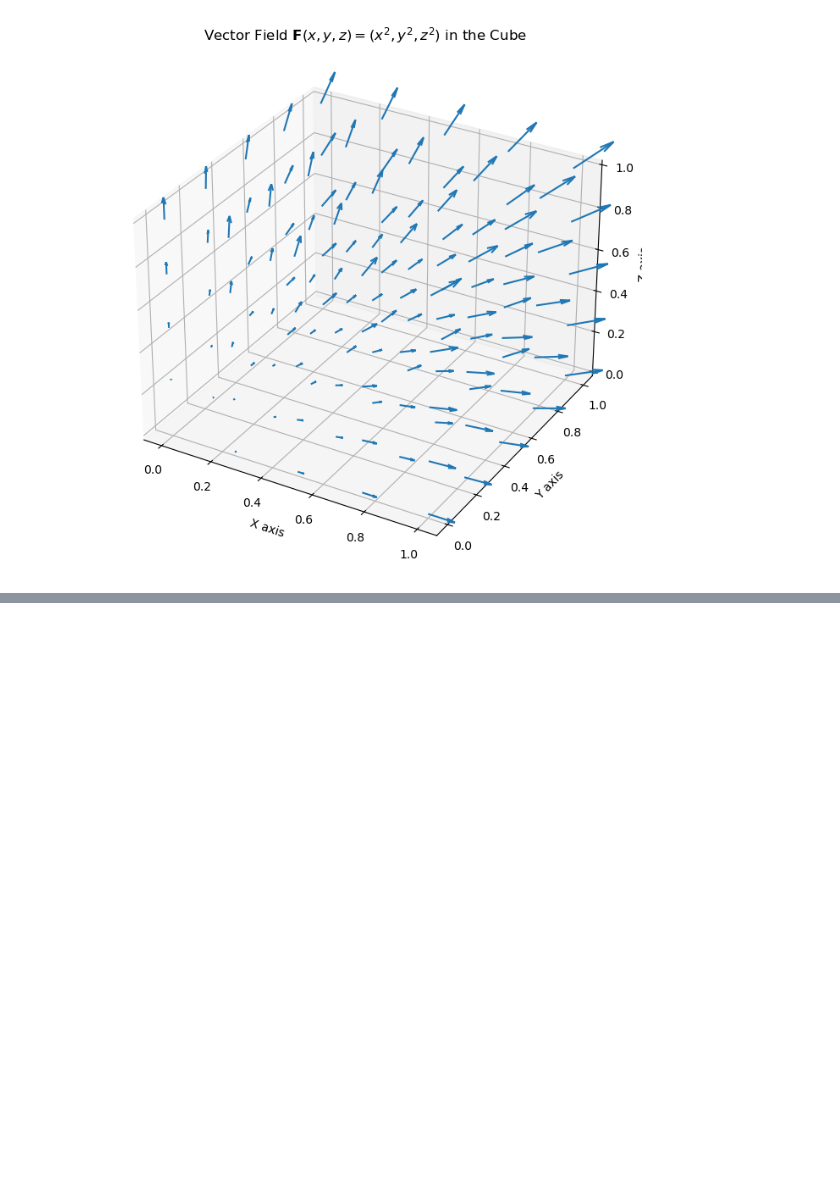
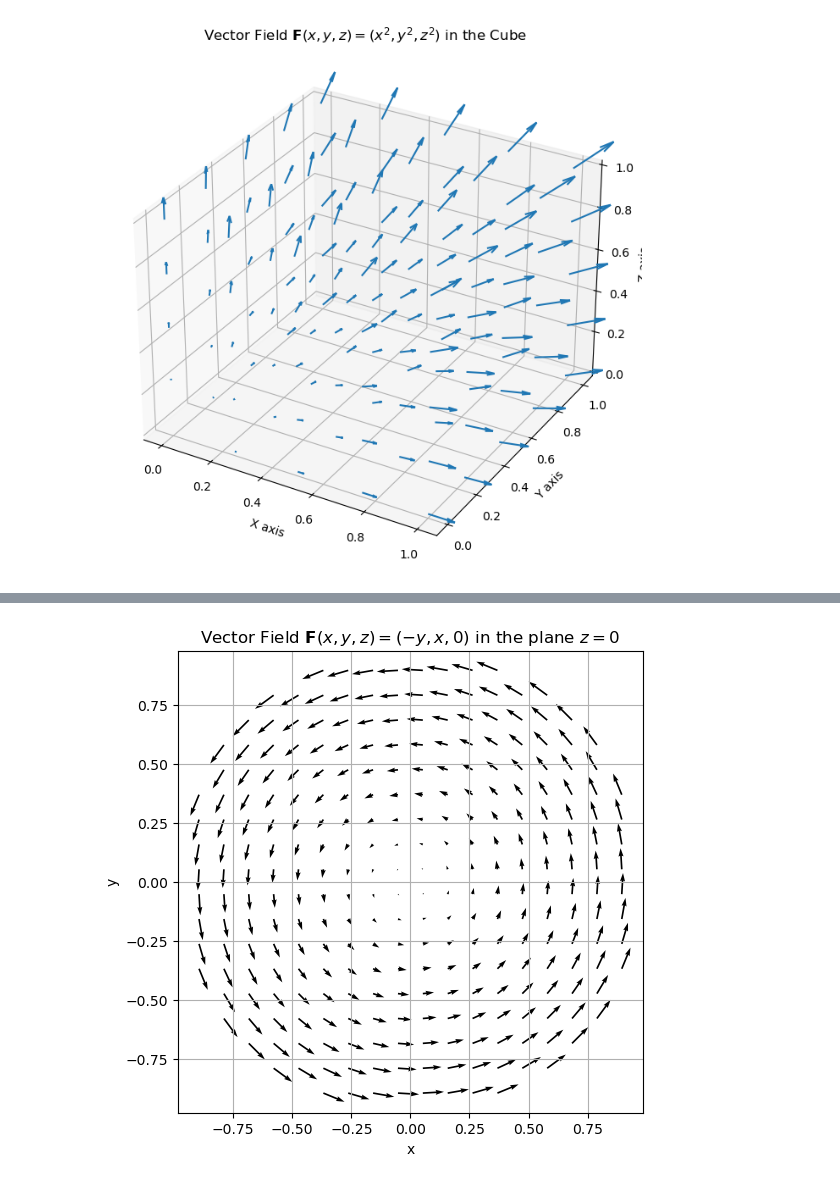
Before and after one commit to carlosdhoyos/fluid_mechanics, a Jupyter notebook: _build/jupyter_execute/_sources/prerequisites.ipynb, the cells around one changed output, grey strips where cells are left out. Drawn from its saved outputs; the diff is of its cells as text; code cells hidden in the pictures; blank space fills up the shorter version.

```diff
--- a/_build/jupyter_execute/_sources/prerequisites.ipynb
+++ b/_build/jupyter_execute/_sources/prerequisites.ipynb
@@ -1265,0 +1252,29 @@ $$
+# %%
+import numpy as np
+import matplotlib.pyplot as plt
+
+# Define the grid for the disk x^2 + y^2 <= 1
+x_vals = np.linspace(-1, 1, 20)
+y_vals = np.linspace(-1, 1, 20)
+X, Y = np.meshgrid(x_vals, y_vals)
+
+# Mask the points that lie outside the disk (x^2 + y^2 > 1)
+mask = X**2 + Y**2 <= 1
+X = X[mask]
+Y = Y[mask]
+
+# Define the vector field F(x, y, z) = (-y, x, 0) at z = 0
+U = -Y  # x-component of the vector field
+V = X   # y-component of the vector field
+
+# Plot the vector field
+plt.figure(figsize=(6,6))
+plt.quiver(X, Y, U, V)
+plt.title("Vector Field $\\mathbf{F}(x, y, z) = (-y, x, 0)$ in the plane $z = 0$")
+plt.xlabel('x')
+plt.ylabel('y')
+plt.grid(True)
+plt.axis('equal')
+plt.show()
+# %% [output]
+[figure, added]
```
Also changed, not shown: parts of 17 cells of this notebook, 20 other files.
